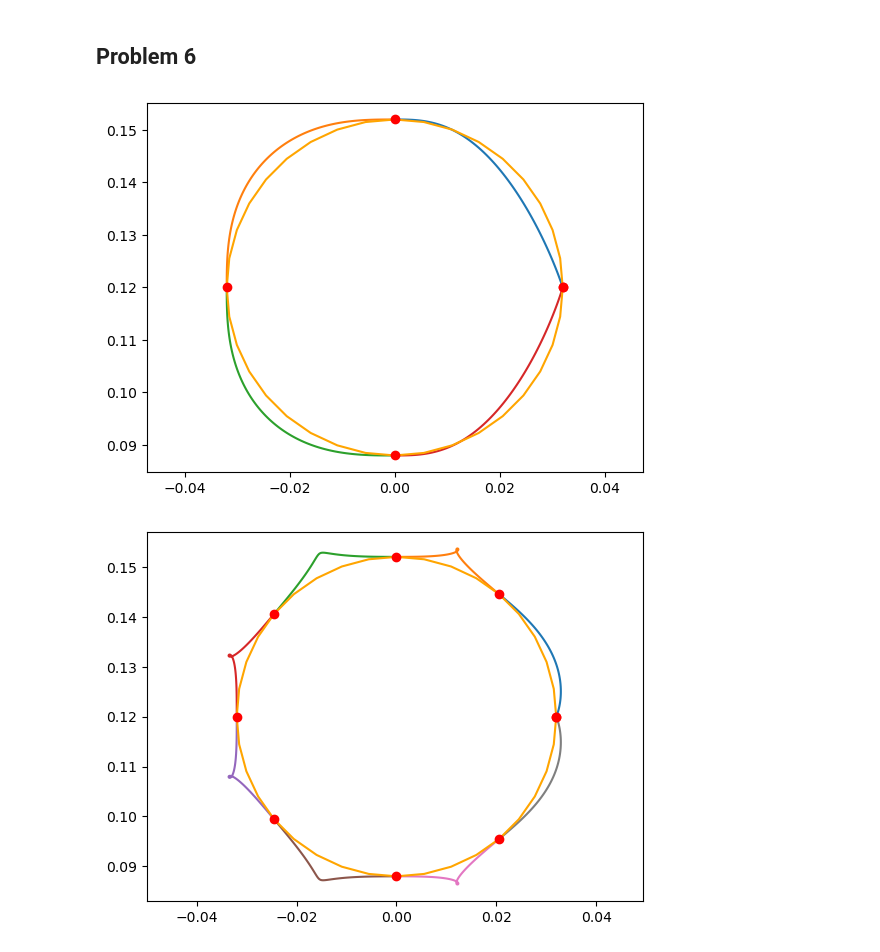
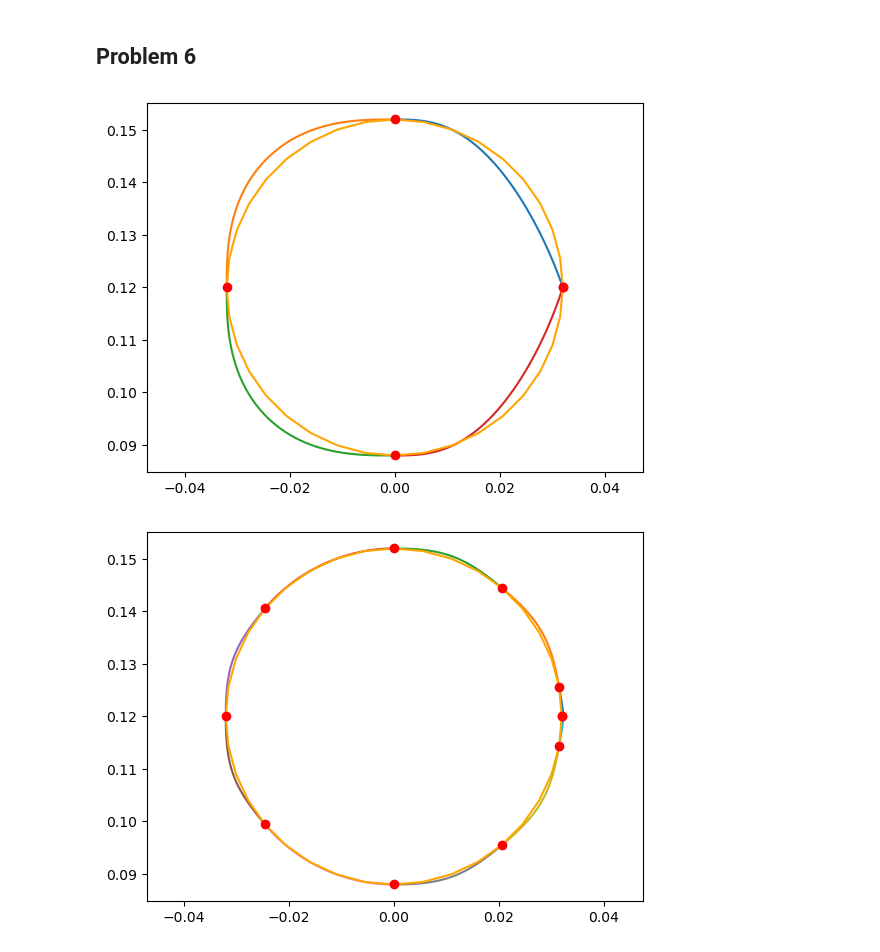
Before and after one commit to VictorLier/Robotics, a Jupyter notebook: Assignment/teori.ipynb, the cells around one changed output. Saved outputs shown, nothing was run; the diff lists cells and outputs as text; code cells hidden in the pictures.

Commit message:
Added argument to disable acceleration

```diff
--- a/Assignment/teori.ipynb
+++ b/Assignment/teori.ipynb
@@ -236,29 +236,28 @@ $\displaystyle \left[\begin{matrix}-20.0000006958637\\-7.66192277892153 \cdot 10
 ## Problem 6
 # %%
 t = sp.symbols('t')
-def get_polynomials_from_knotpoints(angles):
+def get_polynomials_from_knotpoints(angles, acceleration=True, v = 0.027):
     states = sp.Matrix([angles_circ[angle] for angle in angles])
-
+    deg = 5 if acceleration else 3
     Jacobi_at_angle = lambda N_angle: Jac.subs({theta0: angles_circ[N_angle][0], theta1: angles_circ[N_angle][1], theta2: angles_circ[N_angle][2], theta3: angles_circ[N_angle][3]})[:3, :4]
     jacobi_list = [Jacobi_at_angle(i) for i in angles]
 
     # defining the polynomial constants as variables
     def create_symbols(prefix):
-        return sp.Matrix([[sp.symbols(f'{prefix}{i}{j}') for j in range(5, -1, -1)] for i in range(1, 5)])
+        return sp.Matrix([[sp.symbols(f'{prefix}{i}{j}') for j in range(deg, -1, -1)] for i in range(1, 5)])
 
     var_names = [f'S{i}' for i in range(len(angles)-1)]
     var_arr = [create_symbols(var_name) for var_name in var_names]
 
 
     # defining polynomial constants for the segments:
-    t_vec = sp.Matrix([t**i for i in range(5, -1, -1)])
+    t_vec = sp.Matrix([t**i for i in range(deg, -1, -1)])
     t_vec_diff = t_vec.diff(t)
     t_vec_diffdiff = t_vec.diff(t,t)
 
     # velocity boundaries - using jacobian
-    v_val = 0.027
-    v = [np.array([0,-np.sin(index_to_angle[i]), np.cos(index_to_angle[i])])*v_val for i in angles[1:len(angles)-1]]
-    v = sp.Matrix([[0,0,0], *v, [0,0,0]])
+    v_arr = [np.array([0,-np.sin(index_to_angle[i]), np.cos(index_to_angle[i])])*v for i in angles[1:len(angles)-1]]
+    v_arr = sp.Matrix([[0,0,0], *v_arr, [0,0,0]])
 
     # since the arm is overconstrained, we need to use the pseudoinverse:
     pseudoinv_jacobian = lambda Jacobi: Jacobi.T * (Jacobi * Jacobi.T).inv()
@@ -270,18 +269,19 @@ def get_polynomials_from_knotpoints(angles):
         eq_arr.append(states[i,:].T - ( var * t_vec.subs(t, 0)) )
         eq_arr.append(states[i+1,:].T - ( var * t_vec.subs(t, 2)) )
 
-        eq_arr.append((var * t_vec_diff.subs(t, 0)) - pseudoinv_jacobian_list[i] * v[i,:].T)
-        eq_arr.append((var * t_vec_diff.subs(t, 2)) - pseudoinv_jacobian_list[i+1] * v[i+1,:].T)
+        eq_arr.append((var * t_vec_diff.subs(t, 0)) - pseudoinv_jacobian_list[i] * v_arr[i,:].T)
+        eq_arr.append((var * t_vec_diff.subs(t, 2)) - pseudoinv_jacobian_list[i+1] * v_arr[i+1,:].T)
 
-        eq_arr.append(var * t_vec_diffdiff.subs(t, 0))
-        eq_arr.append(var * t_vec_diffdiff.subs(t, 2))
+        if acceleration:
+            eq_arr.append(var * t_vec_diffdiff.subs(t, 0))
+            eq_arr.append(var * t_vec_diffdiff.subs(t, 2))
 
     # the eqs list has lists of equations inside, we need to flatten it
     eqs = [eq for sublist in eq_arr for eq in sublist]
 
     # Solve for the individual elements
     sol = sp.solve(eqs, sp.flatten(var_arr))
-    sol_arr = [sp.Matrix([[sol[sp.symbols(f'{var_name}{i}{j}')] for j in range(5, -1, -1)] for i in range(1, 5)]) for var_name in var_names]
+    sol_arr = [sp.Matrix([[sol[sp.symbols(f'{var_name}{i}{j}')] for j in range(deg, -1, -1)] for i in range(1, 5)]) for var_name in var_names]
 
 
     # printing the solution with 4 decimal places
@@ -295,32 +295,32 @@ def get_polynomials_from_knotpoints(angles):
 # %%
 t_vals = np.linspace(0, 2, 100)
 point_from_segment = lambda q : np.array([np.array(T_4[1:3,3].subs({theta0: q[0], theta1: q[1], theta2: q[2], theta3: q[3]}).subs({t:t_val})).ravel() for t_val in t_vals])
 
 # transformation matrix for the end effector
-def plot_polynomials(angles):
-    q_arr = get_polynomials_from_knotpoints(angles)
+def plot_polynomials(angles, **kwargs):
+    q_arr = get_polynomials_from_knotpoints(angles, **kwargs)
     segment_point_arr = [point_from_segment(q) for q in q_arr]
 
     circ_y_vals = [p[1] for p in p_circ]
     circ_z_vals = [p[2] for p in p_circ]
 
     circ_knot_points_y = [p_circ[angle][1] for angle in angles]
     circ_knot_points_z = [p_circ[angle][2] for angle in angles]
 
     import matplotlib.pyplot as plt
     plt.figure()
     for segment_points in segment_point_arr:
         plt.plot(segment_points[:,0], segment_points[:,1])
     plt.plot(circ_y_vals, circ_z_vals, color='orange')
     plt.plot(circ_knot_points_y, circ_knot_points_z, 'ro')
     plt.axis('equal')
     plt.show()
 
 
 angles_4 = [0, 9, 18, 27, 0]
-angles_8 = [0, 5, 9, 14, 18, 22, 27, 31, 0]
-plot_polynomials(angles_4)
-plot_polynomials(angles_8)
+angles_8 = [0, 1, 5, 9, 14, 18, 22, 27, 31, 35, 0]
+plot_polynomials(angles_4, acceleration = True, v=0.027)
+plot_polynomials(angles_8, acceleration = False, v=0.014)
 # %% [output]
 [figure]
-[figure, old version]
+[figure, new version]
```
